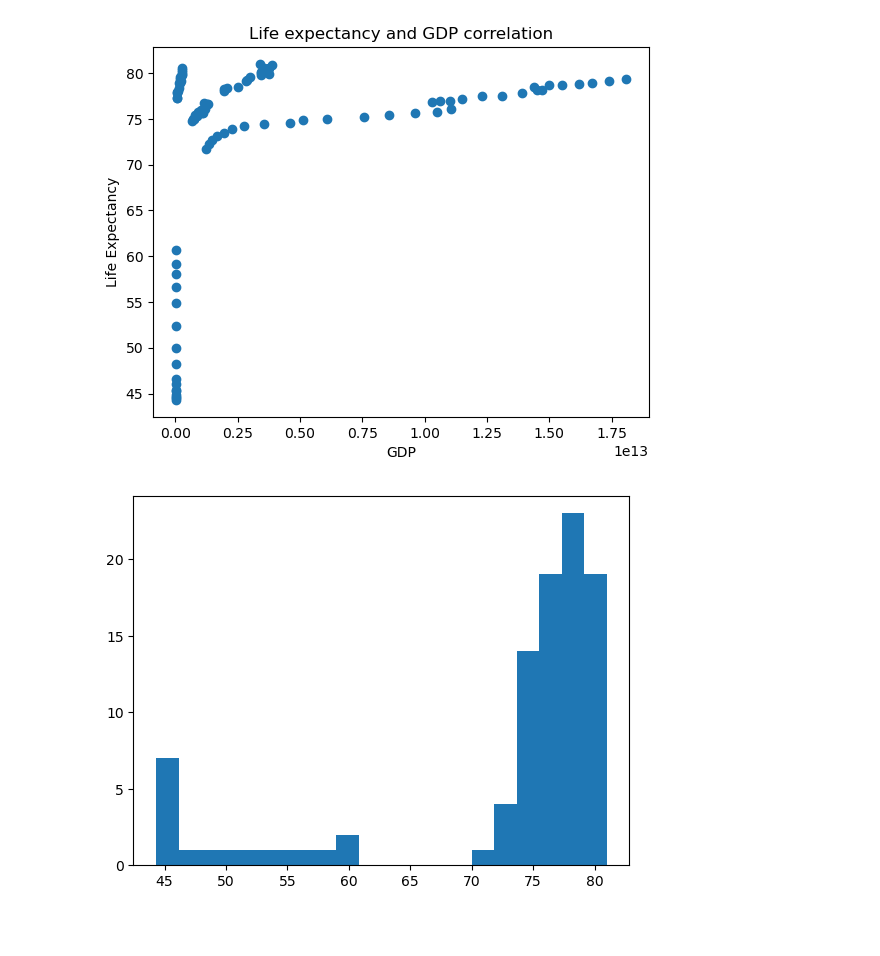
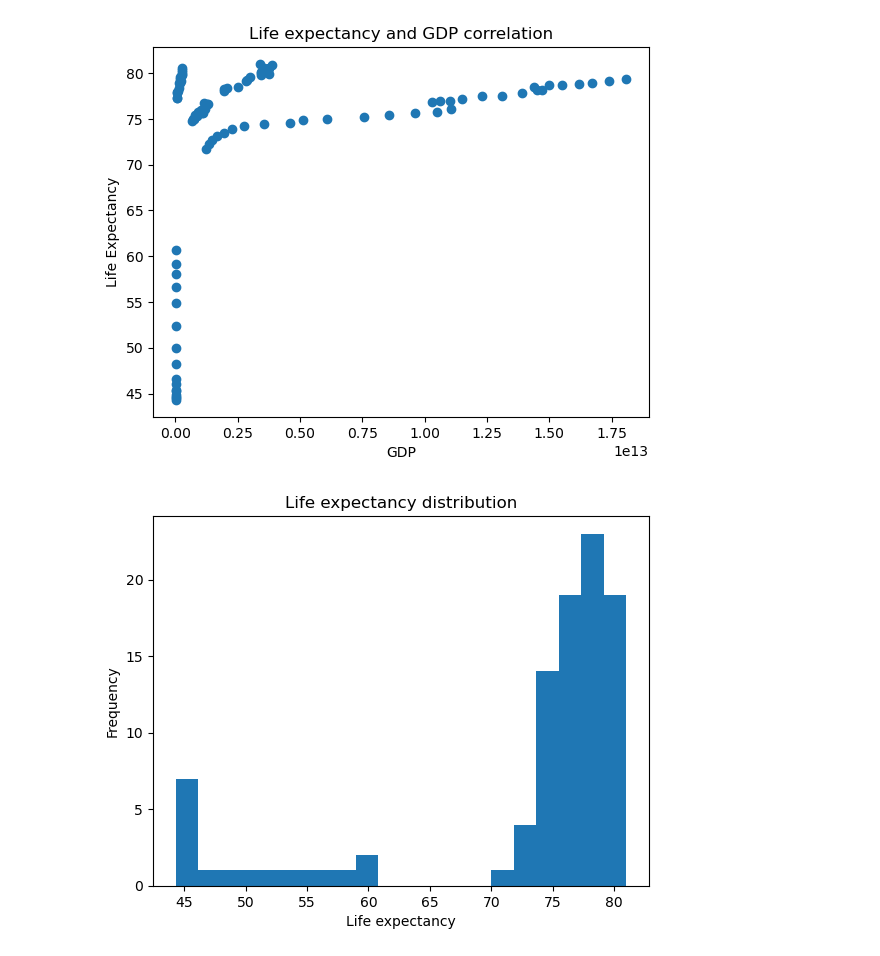
Before and after one commit to Khansuld/Life-Expectancy-and-GDP-Starter, a Jupyter notebook: life_expectancy_gdp.ipynb, the cells around one changed output. Saved outputs shown, nothing was run; the diff lists cells and outputs as text; code cells hidden in the pictures; blank space fills up the shorter version.

```diff
--- a/life_expectancy_gdp.ipynb
+++ b/life_expectancy_gdp.ipynb
@@ -55,9 +55,9 @@ plt.close('all')
 # %%
 plt.hist(data['Life expectancy at birth (years)'],bins=20)
 plt.title('Life expectancy distribution')
 plt.xlabel('Life expectancy')
-plt.ylabel('Life Expectancy')
+plt.ylabel('Frequency')
 plt.show()
 plt.close('all')
 # %% [output]
-[figure, old version]
+[figure, new version]
```
Also changed, not shown: parts of 1 cell of this notebook.
